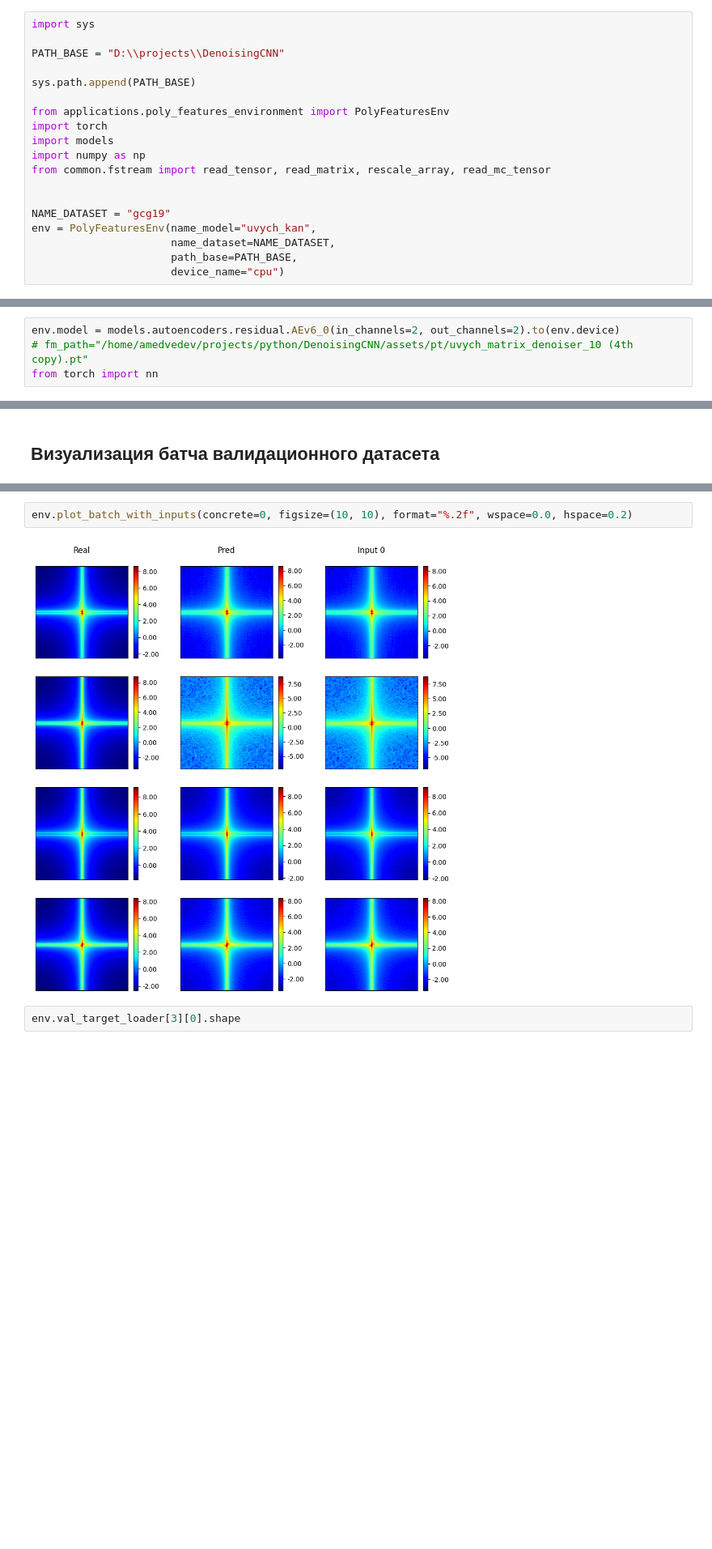
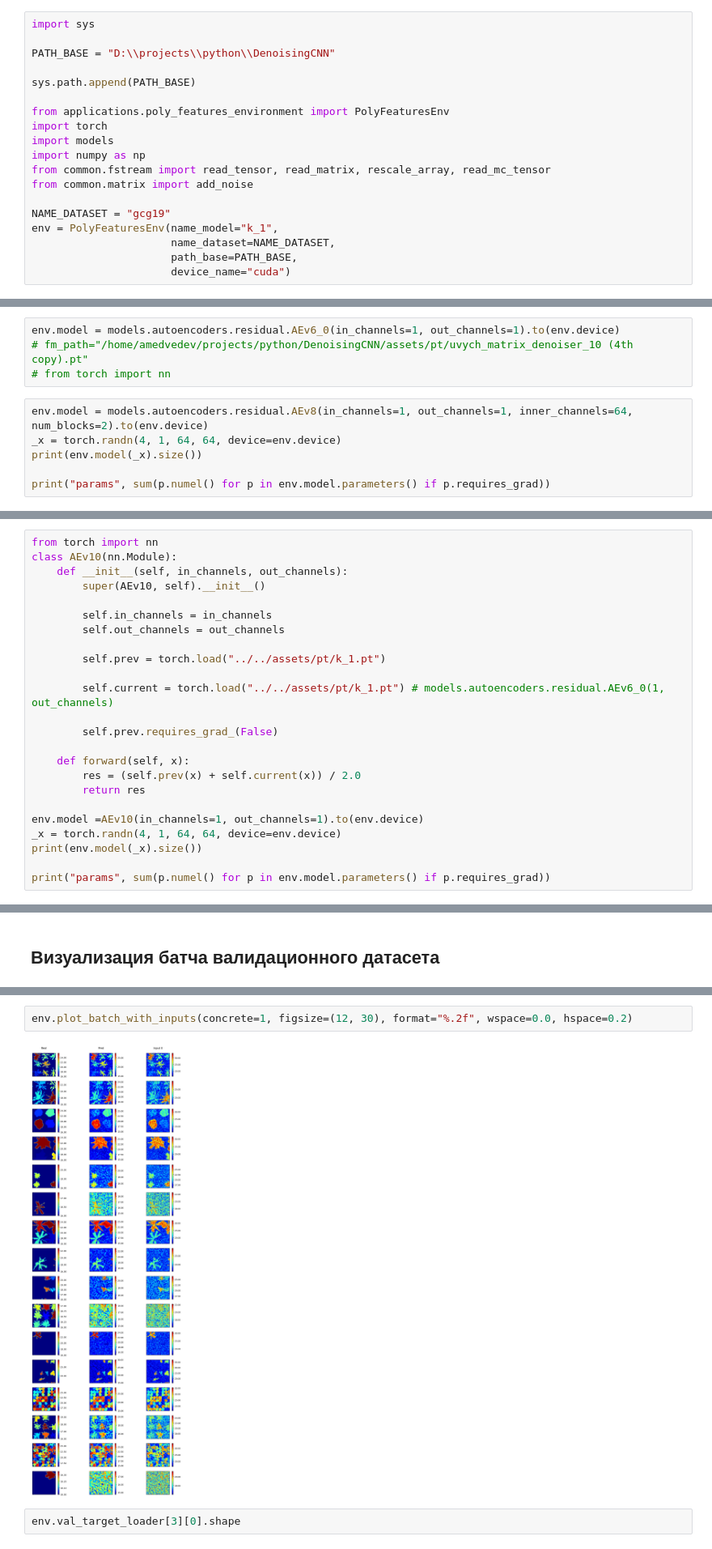
Before and after one commit to medaldev/DenoisingCNN, a Jupyter notebook: notebooks/denoise/uvych_matrix_denoising.ipynb, the cells around one changed output, grey strips where cells are left out. Shown at 81% size. Saved outputs shown, nothing was run; the diff lists cells and outputs as text; blank space fills up the shorter version.

Commit message:
new complex model

```diff
--- a/notebooks/denoise/uvych_matrix_denoising.ipynb
+++ b/notebooks/denoise/uvych_matrix_denoising.ipynb
@@ -3,7 +9,7 @@
 # %%
 import sys
 
-PATH_BASE = "D:\\projects\\DenoisingCNN"
+PATH_BASE = "D:\\projects\\python\\DenoisingCNN"
 
 sys.path.append(PATH_BASE)
 
@@ -12,10 +18,10 @@ import torch
 import models
 import numpy as np
 from common.fstream import read_tensor, read_matrix, rescale_array, read_mc_tensor
-
+from common.matrix import add_noise
 
 NAME_DATASET = "gcg19"
-env = PolyFeaturesEnv(name_model="uvych_kan",
+env = PolyFeaturesEnv(name_model="k_1",
                       name_dataset=NAME_DATASET,
                       path_base=PATH_BASE,
-                      device_name="cpu")
+                      device_name="cuda")
@@ -290,6 +283,12 @@ env.model = models.autoencoders.purecnns.ConvAutoencoderLumaRelu9(in_channels=1,
 # %%
 env.model = models.autoencoders.res_unet.ResUnetPlusPlus(channel=1).to(env.device)
 # %%
-env.model = models.autoencoders.residual.AEv6_0(in_channels=2, out_channels=2).to(env.device)
+env.model = models.autoencoders.residual.AEv6_0(in_channels=1, out_channels=1).to(env.device)
 # fm_path="/home/amedvedev/projects/python/DenoisingCNN/assets/pt/uvych_matrix_denoiser_10 (4th copy).pt"
-from torch import nn
+# from torch import nn
+# %%
+env.model = models.autoencoders.residual.AEv8(in_channels=1, out_channels=1, inner_channels=64, num_blocks=2).to(env.device)
+_x = torch.randn(4, 1, 64, 64, device=env.device)
+print(env.model(_x).size())
+
+print("params", sum(p.numel() for p in env.model.parameters() if p.requires_grad))
@@ -295,0 +369,24 @@ from torch import nn
+# %%
+from torch import nn
+class AEv10(nn.Module):
+    def __init__(self, in_channels, out_channels):
+        super(AEv10, self).__init__()
+
+        self.in_channels = in_channels
+        self.out_channels = out_channels
+
+        self.prev = torch.load("../../assets/pt/k_1.pt")
+
+        self.current = torch.load("../../assets/pt/k_1.pt") # models.autoencoders.residual.AEv6_0(1, out_channels)
+
+        self.prev.requires_grad_(False)
+
+    def forward(self, x):
+        res = (self.prev(x) + self.current(x)) / 2.0
+        return res
+
+env.model =AEv10(in_channels=1, out_channels=1).to(env.device)
+_x = torch.randn(4, 1, 64, 64, device=env.device)
+print(env.model(_x).size())
+
+print("params", sum(p.numel() for p in env.model.parameters() if p.requires_grad))
@@ -436,7 +625,7 @@ env.load_model(model_type="pt")
 # %%
-env.plot_batch_with_inputs(concrete=0, figsize=(10, 10), format="%.2f", wspace=0.0, hspace=0.2)
+env.plot_batch_with_inputs(concrete=1, figsize=(12, 30), format="%.2f", wspace=0.0, hspace=0.2)
 # %% [output]
-[figure, old version]
+[figure, new version]
 # %%
 env.val_target_loader[3][0].shape
 # %% [output]
```
Also changed, not shown: parts of 30 cells of this notebook, 4 other files.
